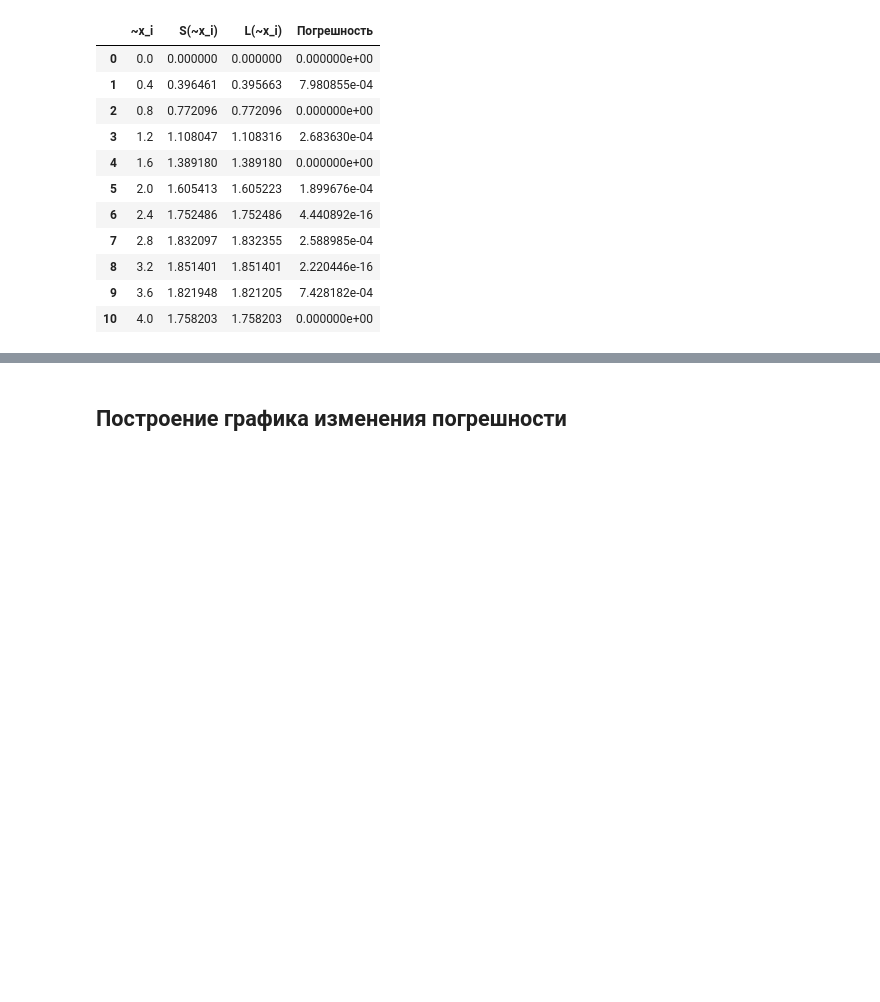
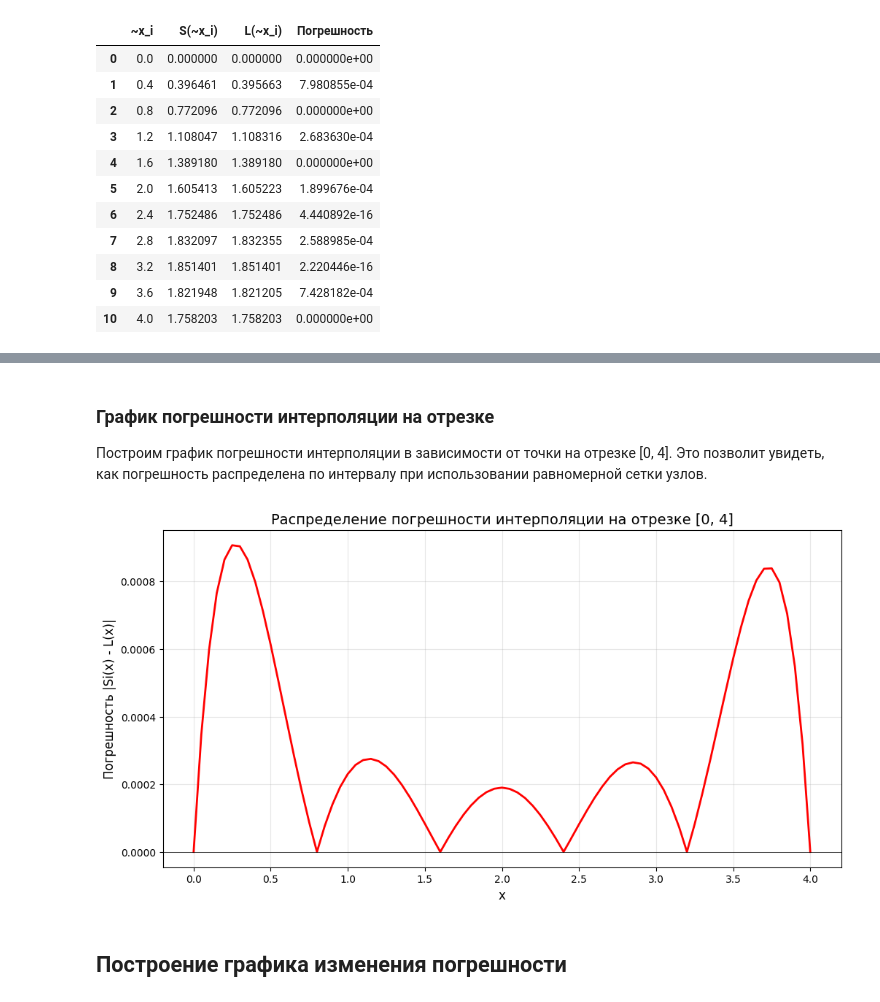
Before and after one commit to d-code000/NumericalMethods, a Jupyter notebook: interpolation_polynomial.ipynb, the cells around one changed output, grey strips where cells are left out. Drawn from its saved outputs; the diff is of its cells as text; code cells hidden in the pictures; blank space fills up the shorter version.

```diff
--- a/interpolation_polynomial.ipynb
+++ b/interpolation_polynomial.ipynb
@@ -230,3 +254,22 @@ pandas.DataFrame(result_table)
+# %% [markdown]
+### График погрешности интерполяции на отрезке
+
+Построим график погрешности интерполяции в зависимости от точки на отрезке [0, 4]. Это позволит увидеть, как погрешность распределена по интервалу при использовании равномерной сетки узлов.
+# %%
+import matplotlib.pyplot as plt
+# Построение графика погрешности на отрезке
+error_plot = [abs(series(x) - lagrange_polynomial(x, tabulate_series)) for x in x_plot]
+
+plt.figure(figsize=(12, 6))
+plt.plot(x_plot, error_plot, linewidth=2, color='red')
+plt.xlabel('x', fontsize=12)
+plt.ylabel('Погрешность |Si(x) - L(x)|', fontsize=12)
+plt.title('Распределение погрешности интерполяции на отрезке [0, 4]', fontsize=14)
+plt.grid(True, alpha=0.3)
+plt.axhline(y=0, color='black', linewidth=0.5)
+plt.show()
+# %% [output]
+[figure, added]
 # %% [markdown]
 ## Построение графика изменения погрешности
 # %%
```
Also changed, not shown: parts of 8 cells of this notebook.
